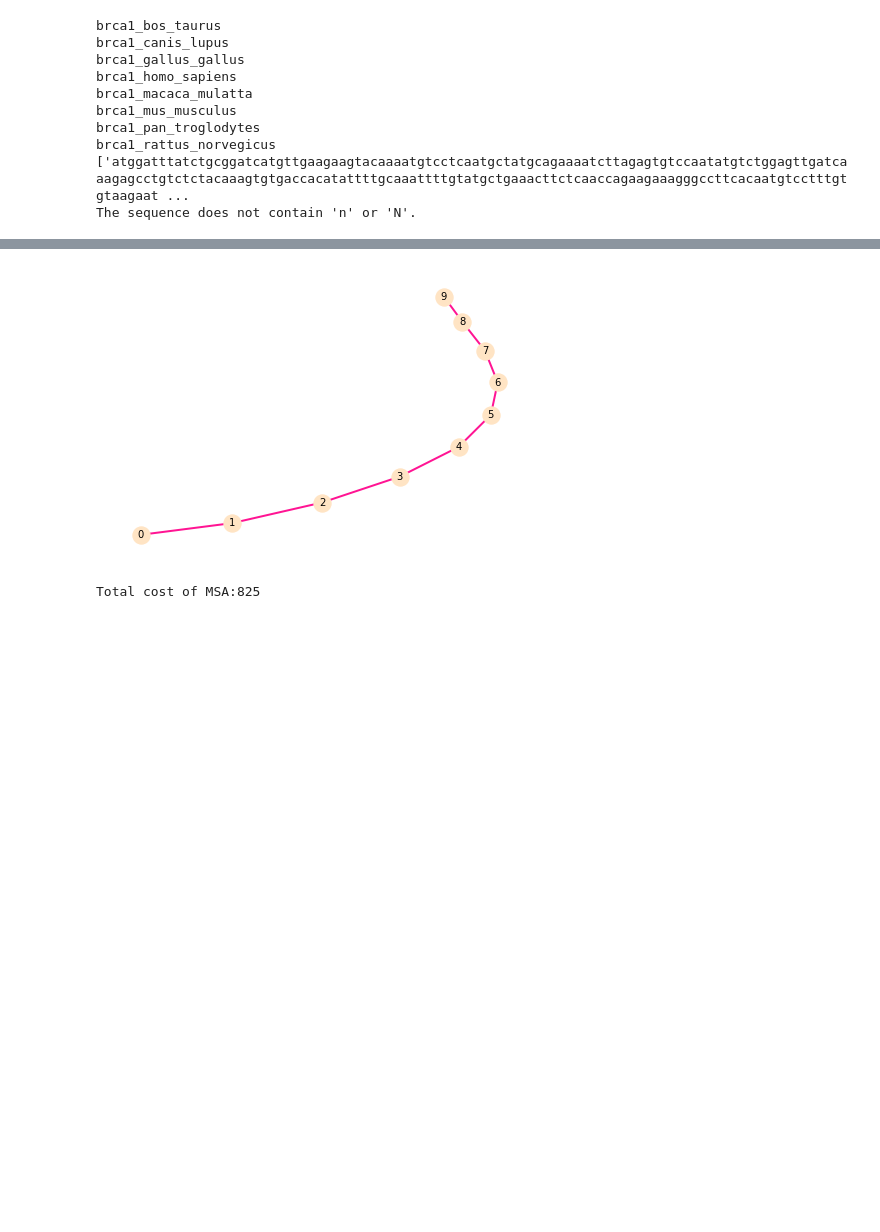
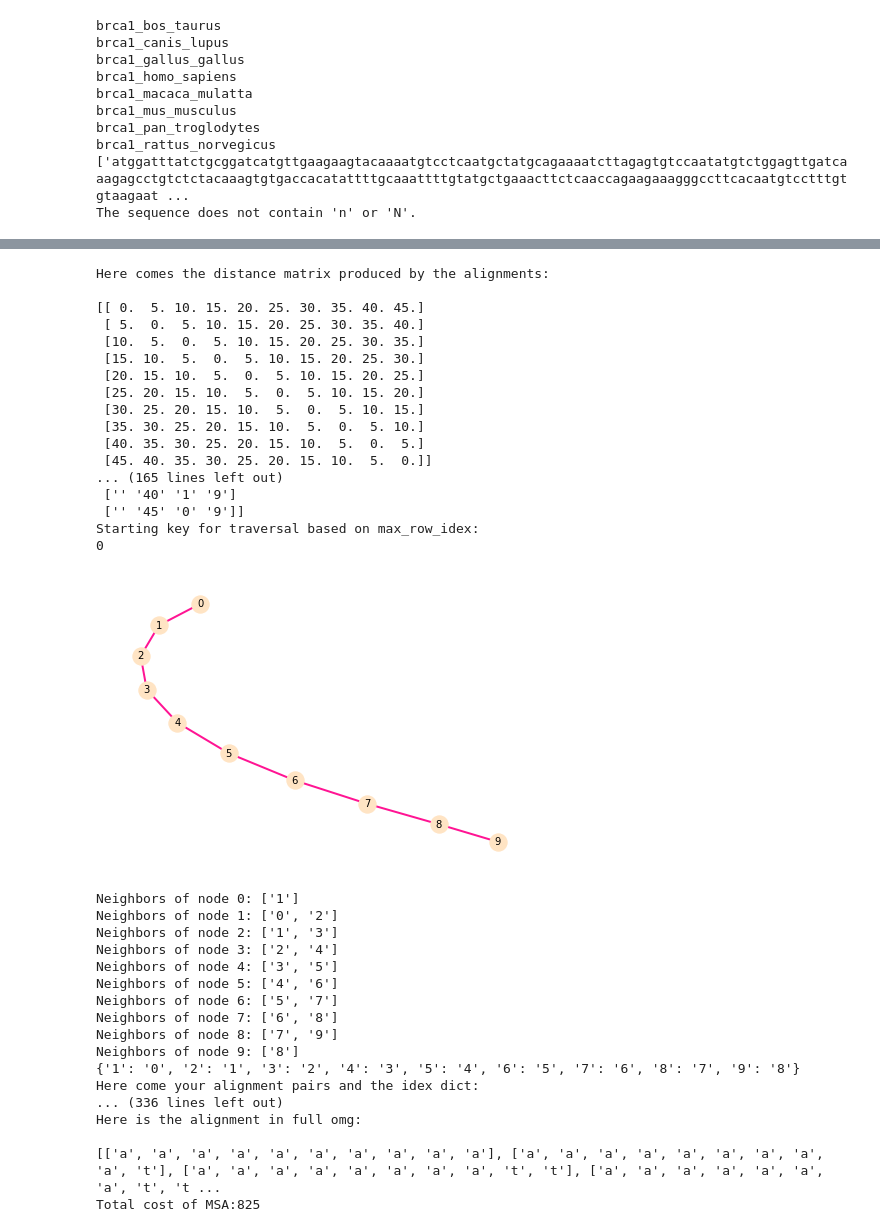
Before and after one commit to AnastasiaKratschmer/projectMST, a Jupyter notebook: only_new_algo_01/new_algo_cleaner_version_01.ipynb, the cells around one changed output, grey strips where cells are left out. Saved outputs shown, nothing was run; the diff lists cells and outputs as text; code cells hidden in the pictures; blank space fills up the shorter version.

```diff
--- a/only_new_algo_01/new_algo_cleaner_version_01.ipynb
+++ b/only_new_algo_01/new_algo_cleaner_version_01.ipynb
@@ -120,7 +120,40 @@ def new_sp_approxi_combi(seqs: list[str], score_matrix: dict, gap_cost: int, ver
 # %%
 #running it!! (not ruining it hopefully :P )
 
-cost, M, matrix_for_MST, G =new_sp_approxi_combi(order_pres_seqs[0],score_matrix,gap_cost)
+cost, M, matrix_for_MST, G =new_sp_approxi_combi(order_pres_seqs[0],score_matrix,gap_cost, verbose=True)
 # %% [output]
+Here comes the distance matrix produced by the alignments:
+
+[[ 0.  5. 10. 15. 20. 25. 30. 35. 40. 45.]
+ [ 5.  0.  5. 10. 15. 20. 25. 30. 35. 40.]
+ [10.  5.  0.  5. 10. 15. 20. 25. 30. 35.]
+ [15. 10.  5.  0.  5. 10. 15. 20. 25. 30.]
+ [20. 15. 10.  5.  0.  5. 10. 15. 20. 25.]
+ [25. 20. 15. 10.  5.  0.  5. 10. 15. 20.]
+ [30. 25. 20. 15. 10.  5.  0.  5. 10. 15.]
+ [35. 30. 25. 20. 15. 10.  5.  0.  5. 10.]
+ [40. 35. 30. 25. 20. 15. 10.  5.  0.  5.]
+ [45. 40. 35. 30. 25. 20. 15. 10.  5.  0.]]
+... (165 lines left out)
+ ['' '40' '1' '9']
+ ['' '45' '0' '9']]
+Starting key for traversal based on max_row_idex:
+0
-[figure, old version]
+[figure, new version]
-Total cost of MSA:825
+Neighbors of node 0: ['1']
+Neighbors of node 1: ['0', '2']
+Neighbors of node 2: ['1', '3']
+Neighbors of node 3: ['2', '4']
+Neighbors of node 4: ['3', '5']
+Neighbors of node 5: ['4', '6']
+Neighbors of node 6: ['5', '7']
+Neighbors of node 7: ['6', '8']
+Neighbors of node 8: ['7', '9']
+Neighbors of node 9: ['8']
+{'1': '0', '2': '1', '3': '2', '4': '3', '5': '4', '6': '5', '7': '6', '8': '7', '9': '8'}
+Here come your alignment pairs and the idex dict:
+... (336 lines left out)
+Here is the alignment in full omg:
+
+[['a', 'a', 'a', 'a', 'a', 'a', 'a', 'a', 'a', 'a'], ['a', 'a', 'a', 'a', 'a', 'a', 'a', 'a', 'a', 't'], ['a', 'a', 'a', 'a', 'a', 'a', 'a', 'a', 't', 't'], ['a', 'a', 'a', 'a', 'a', 'a', 'a', 't', 't ...
+Total cost of MSA:825
```
Also changed, not shown: parts of 1 cell of this notebook, 1 other file.
